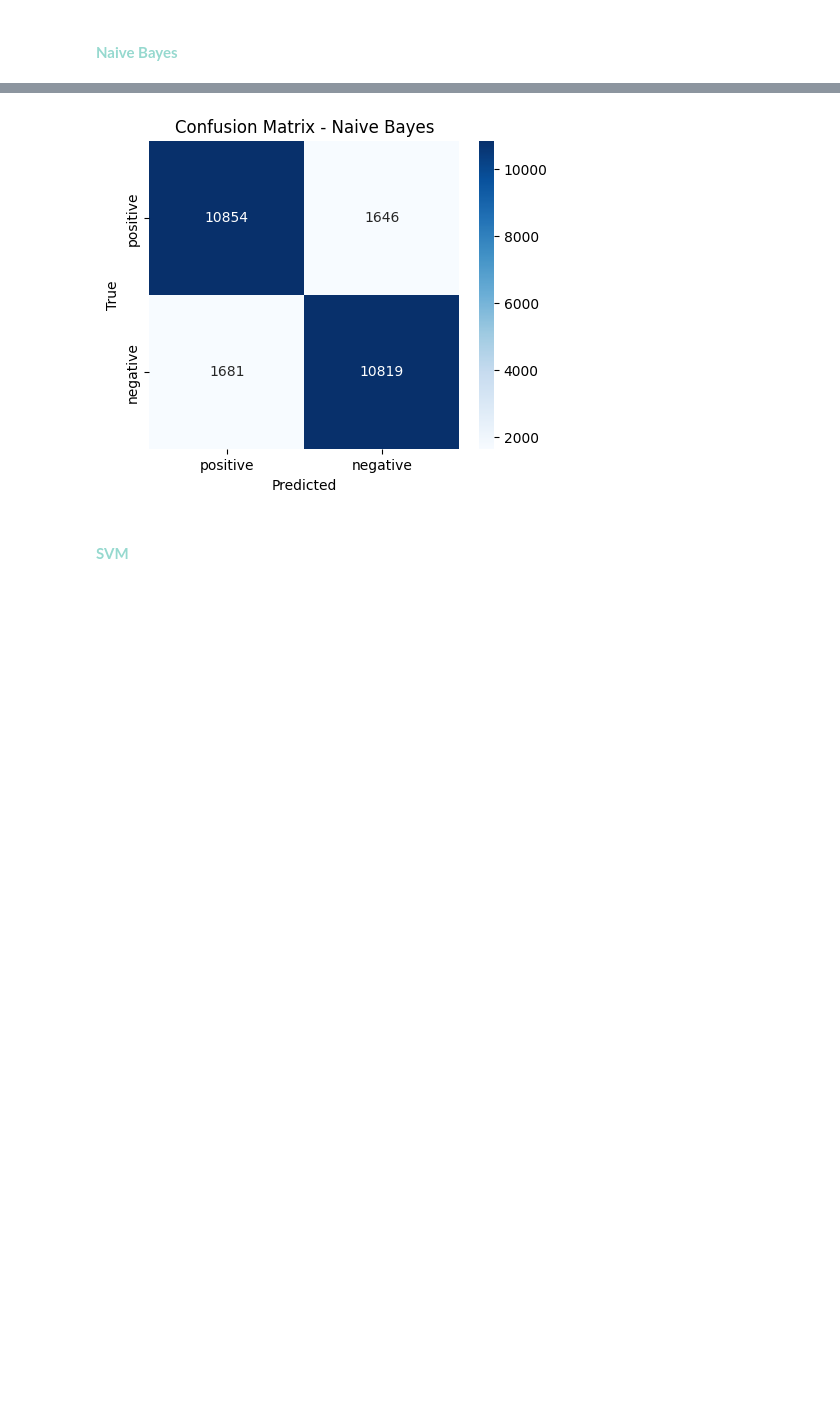
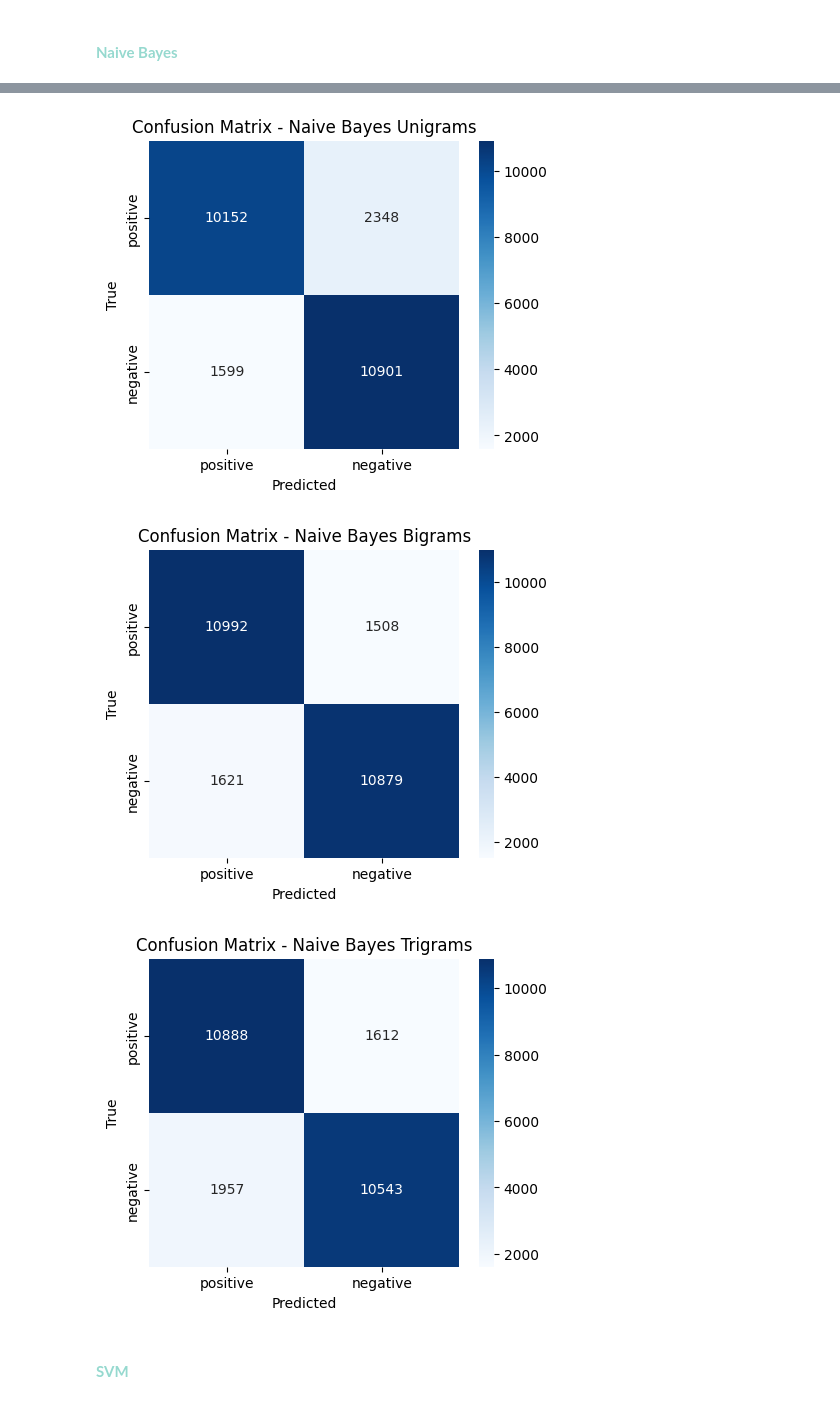
Before and after one commit to priscilacervantes25/Project-No.-1_N-grams, a Jupyter notebook: Project-No.1.ipynb, the cells around one changed output, grey strips where cells are left out. Saved outputs shown, nothing was run; the diff lists cells and outputs as text; code cells hidden in the pictures; blank space fills up the shorter version.

```diff
--- a/Project-No.1.ipynb
+++ b/Project-No.1.ipynb
@@ -193,3 +213,7 @@ y_pred_logreg = logreg.predict(X_test)
+# %%
+logreg_tri = LogisticRegression(max_iter=1000, solver="saga")
+logreg_tri.fit(X_train_tri, y_train_tri)
+y_pred_logreg_tri = logreg_tri.predict(X_test_tri)
 # %% [markdown]
 *Explicación de hiperparámetros*
 
@@ -203,4 +229,4 @@ Para entrenar el modelo de Regresión Logística se utilizó LogisticRegression
 # %%
-nb = MultinomialNB()
-nb.fit(X_train, y_train)
-y_pred_nb = nb.predict(X_test)
+nb_uni = MultinomialNB()
+nb_uni.fit(X_train_uni, y_train_uni)
+y_pred_nb_uni = nb_uni.predict(X_test_uni)
@@ -206,0 +235,4 @@ y_pred_nb = nb.predict(X_test)
+# %%
+nb_bi = MultinomialNB()
+nb_bi.fit(X_train_bi, y_train_bi)
+y_pred_nb_bi = nb_bi.predict(X_test_bi)
@@ -207,3 +241,7 @@ y_pred_nb = nb.predict(X_test)
+# %%
+nb_tri = MultinomialNB()
+nb_tri.fit(X_train_tri, y_train_tri)
+y_pred_nb_tri = nb_tri.predict(X_test_tri)
 # %% [markdown]
 Se entrenó un modelo Naive Bayes multinomial para clasificar las reseñas en positivas o negativas. Este modelo es adecuado para datos de conteo, como los vectores de n-grams, ya que estima la probabilidad de cada palabra dado el sentimiento de la reseña.
 # %% [markdown]
@@ -272,7 +339,11 @@ weighted avg       0.87      0.87      0.87     25000
 # %%
-plot_confusion(y_test, y_pred_nb, "Confusion Matrix - Naive Bayes")
+plot_confusion(y_test_uni, y_pred_nb_uni, "Confusion Matrix - Naive Bayes Unigrams")
+plot_confusion(y_test_bi, y_pred_nb_bi, "Confusion Matrix - Naive Bayes Bigrams")
+plot_confusion(y_test_tri, y_pred_nb_tri, "Confusion Matrix - Naive Bayes Trigrams")
 # %% [output]
-[figure, old version]
+[figure, new version]
+[figure, added]
+[figure, added]
 # %% [markdown]
 #### <font color= #96d9cf> **SVM** </font>
 # %%
```
Also changed, not shown: parts of 31 cells of this notebook.
